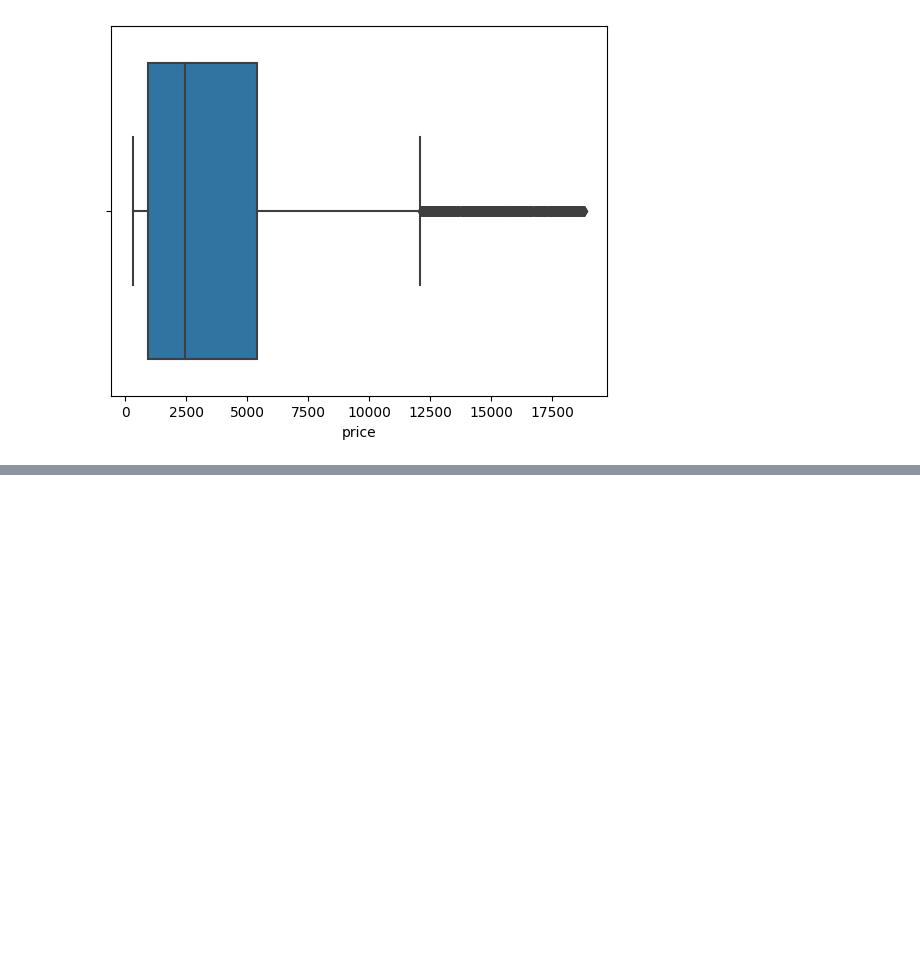
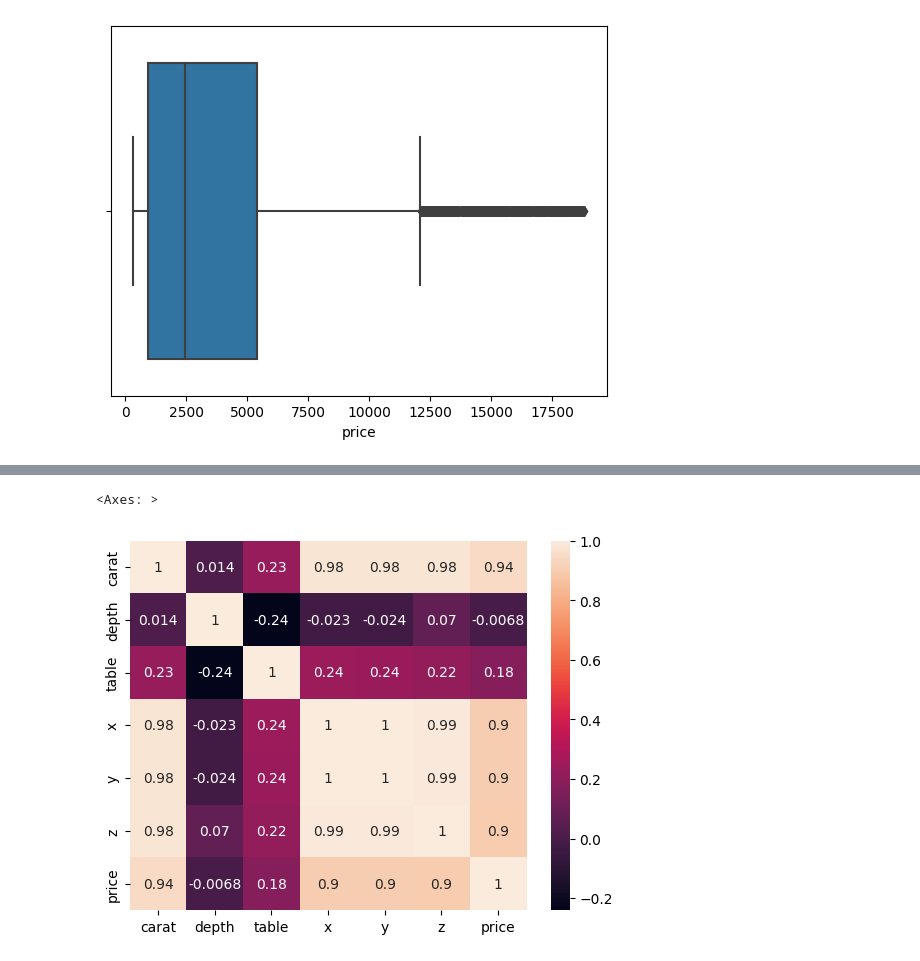
Before and after one commit to Vinotha07/DiamondPricePrediction_ML-Project, a Jupyter notebook: notebook/EDA.ipynb, the cells around one changed output, grey strips where cells are left out. Saved outputs shown, nothing was run; the diff lists cells and outputs as text; code cells hidden in the pictures; blank space fills up the shorter version.

```diff
--- a/notebook/EDA.ipynb
+++ b/notebook/EDA.ipynb
@@ -226,0 +262,6 @@ for i in numerical_columns:
+# %%
+#to find the correlation
+sns.heatmap(df.corr(),annot=True)
+# %% [output]
+<Axes: >
+[figure, added]
```
Also changed, not shown: parts of 19 cells of this notebook.
